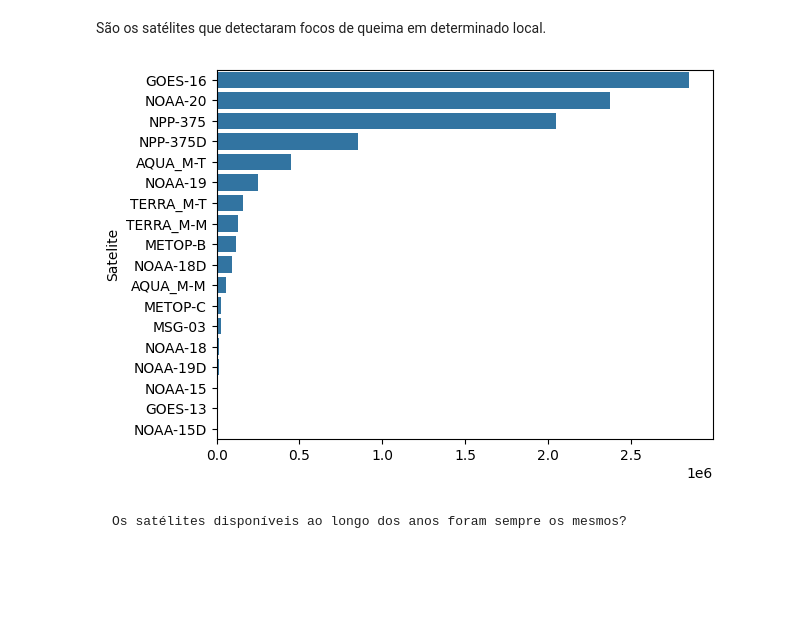
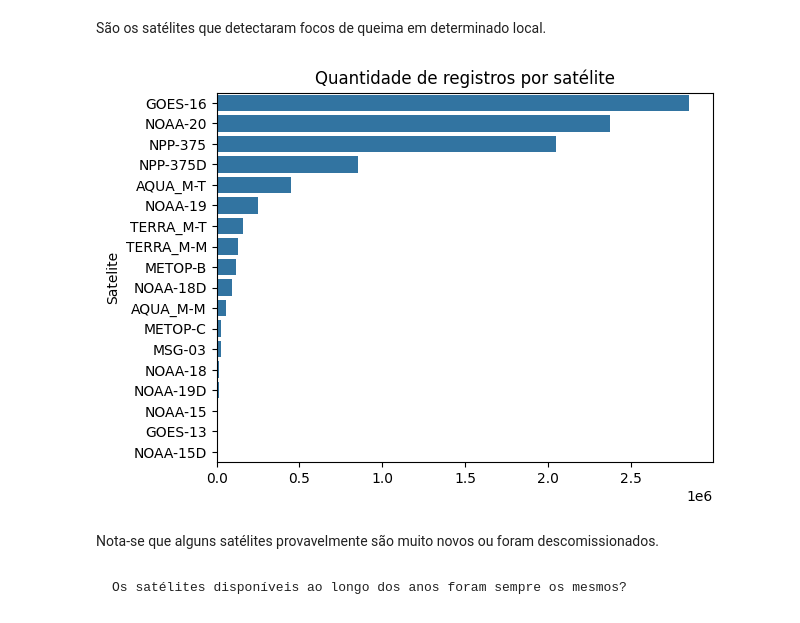
Before and after one commit to joaoalexarruda/ipp_amazon_fire_analysis, a Jupyter notebook: main.ipynb, the cells around one changed output. Drawn from its saved outputs; the diff is of its cells as text; code cells hidden in the pictures; blank space fills up the shorter version.

```diff
--- a/main.ipynb
+++ b/main.ipynb
@@ -88,9 +87,12 @@ São os satélites que detectaram focos de queima em determinado local.
 # %%
 # Quantas vezes cada satélite reportou registrou um dado?
 satelites = df_incendios['Satelite'].value_counts()
-satelites_plot = sns.barplot(y=satelites.index, x=satelites.values)
+satelites_plot = sns.barplot(y=satelites.index, x=satelites.values).set_title(
+    'Quantidade de registros por satélite')
 # %% [output]
-[figure, old version]
+[figure, new version]
+# %% [markdown]
+Nota-se que alguns satélites provavelmente são muito novos ou foram descomissionados.
 # %% [markdown]
     Os satélites disponíveis ao longo dos anos foram sempre os mesmos?
 # %% [markdown]
```
Also changed, not shown: parts of 8 cells of this notebook.
